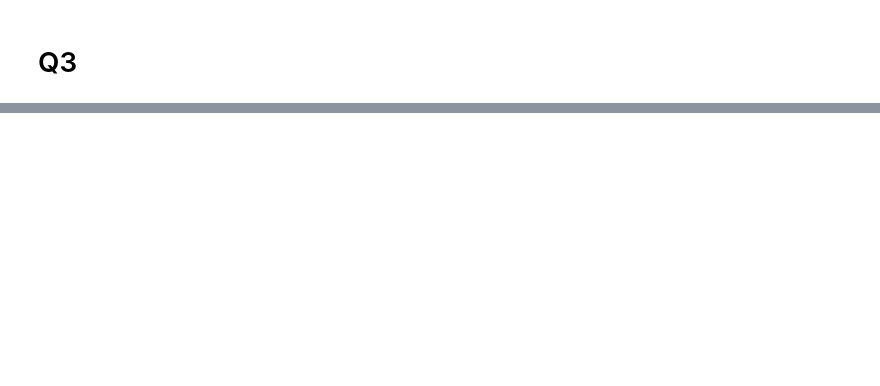
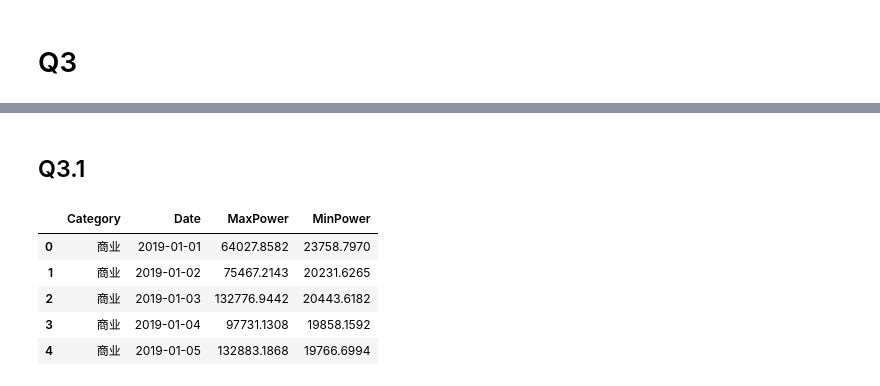
Before and after one commit to W1ndness/Kaggle, a Jupyter notebook: data-analysis-07-lstm.ipynb, the cells around one changed output, grey strips where cells are left out. Saved outputs shown, nothing was run; the diff lists cells and outputs as text; code cells hidden in the pictures; blank space fills up the shorter version.

```diff
--- a/data-analysis-07-lstm.ipynb
+++ b/data-analysis-07-lstm.ipynb
@@ -1752,0 +1214,11 @@ plt.show()
+# %% [markdown]
+## Q3.1
+# %%
+all_data.head()
+# %% [output]
+|  | Category | Date | MaxPower | MinPower |
+| 0 | 商业 | 2019-01-01 | 64027.8582 | 23758.7970 |
+| 1 | 商业 | 2019-01-02 | 75467.2143 | 20231.6265 |
+| 2 | 商业 | 2019-01-03 | 132776.9442 | 20443.6182 |
+| 3 | 商业 | 2019-01-04 | 97731.1308 | 19858.1592 |
+| 4 | 商业 | 2019-01-05 | 132883.1868 | 19766.6994 |
```
Also changed, not shown: parts of 63 cells of this notebook.
